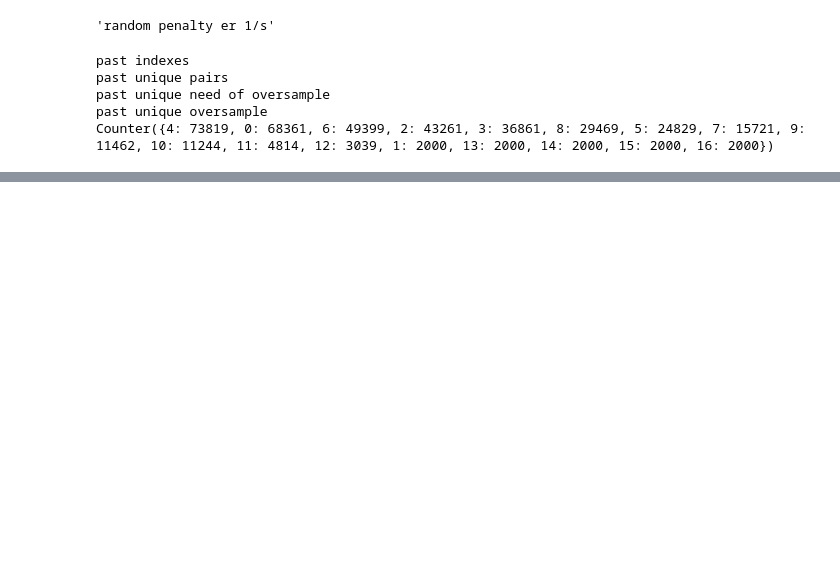
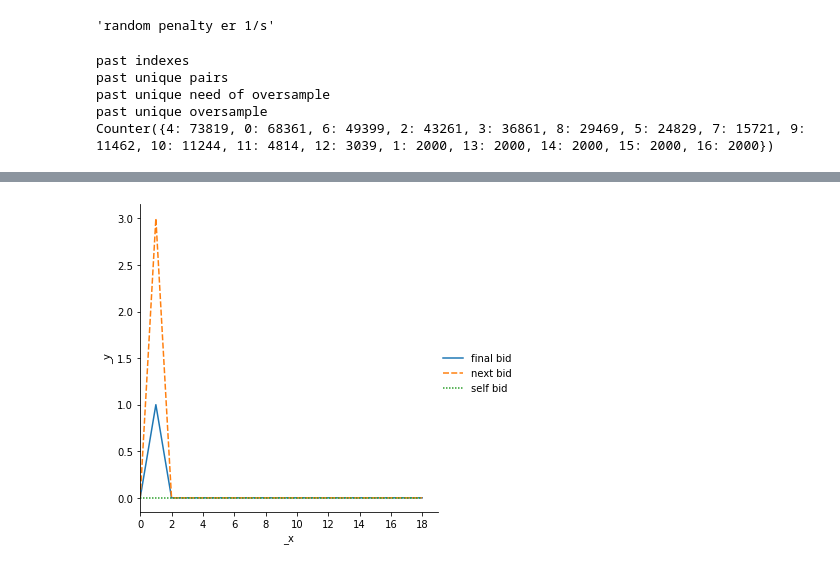
Before and after one commit to JoarVarpe/pet_for_sale, a Jupyter notebook: petting_examples/notebooks/minimalist_explore.ipynb, the cells around one changed output, grey strips where cells are left out. Cells and saved outputs as stored; diff of their text form; code cells hidden in the pictures; blank space fills up the shorter version.

```diff
--- a/petting_examples/notebooks/minimalist_explore.ipynb
+++ b/petting_examples/notebooks/minimalist_explore.ipynb
@@ -212,0 +1145,5 @@ def get_name_of_feature_from_cum_4_rounds(feature_nr):
+# %%
+# g_ints4 = create_plots_from_single_example(best_models[-1][1], example4)
+pos_ints1 = create_plots_from_example_with_y(best_tms[-1][1], example1, best_tms[-1][1].predict(example1)[0])
+pos_ints2 = create_plots_from_example_with_y(best_tms[-1][1], example2, best_tms[-1][1].predict(example2)[0])
+pos_ints3 = create_plots_from_example_with_y(best_tms[-1][1], example3, best_tms[-1][1].predict(example3)[0])
@@ -212,0 +1168,3 @@ def get_name_of_feature_from_cum_4_rounds(feature_nr):
+# %%
+pos_ints4 = create_plots_from_example_with_y(best_tms[-3][1], example4, best_tms[-3][1].predict(example4)[0])
+create
@@ -212,0 +1233,88 @@ def get_name_of_feature_from_cum_4_rounds(feature_nr):
+# %%
+print(b1)
+sns.relplot(data=pd.DataFrame({k: v for k,v in pos_ints1["bids"].items()}), kind="line")
+plt.xlim(0, 19)
+plt.xticks(range(0, 20, 2))
+plt.show()
+print(b2)
+sns.relplot(data=pd.DataFrame({k: v for k,v in pos_ints2["bids"].items()}), kind="line")
+plt.xlim(0, 19)
+plt.xticks(range(0, 20, 2))
+plt.show()
+print(b4)
+# sns.relplot(data=pd.DataFrame({k: v for k,v in ex4_filtered_plot["bids"].items()}), kind="line")
+sns.relplot(data=pd.DataFrame({k: v for k,v in pos_ints4["bids"].items()}), kind="line")
+plt.xlim(0, 19)
+plt.xticks(range(0, 20, 2))
+plt.grid()
+plt.show()
+
+print(b1)
+sns.relplot(data=pd.DataFrame({k: v for k,v in pos_ints1["coins"].items()}), kind="line")
+plt.xlim(0, 19)
+plt.xticks(range(0, 19, 2))
+plt.show()
+print(b2)
+sns.relplot(data=pd.DataFrame({k: v for k,v in pos_ints2["coins"].items()}), kind="line")
+plt.xlim(0, 19)
+plt.xticks(range(0, 19, 2))
+plt.show()
+print(b4)
+sns.relplot(data=pd.DataFrame({k: v for k,v in pos_ints4["coins"].items()}), kind="line")
+plt.xlim(0, 19)
+plt.xticks(range(0, 19, 2))
+plt.grid()
+plt.show()
+
+print(b1)
+sns.relplot(data=pd.DataFrame({k: v for k,v in pos_ints1["cards"].items()}), kind="line")
+plt.xlim(0, 16)
+plt.xticks(range(0, 16, 2))
+plt.show()
+print(b2)
+sns.relplot(data=pd.DataFrame({k: v for k,v in pos_ints2["cards"].items()}), kind="line")
+plt.xlim(0, 16)
+plt.xticks(range(0, 16, 2))
+plt.show()
+print(b4)
+sns.relplot(data=pd.DataFrame({k: v for k,v in pos_ints4["cards"].items()}), kind="line")
+plt.xlim(0, 16)
+plt.xticks(range(0, 16, 2))
+plt.grid()
+plt.show()
+
+
+print(b1)
+sns.relplot(data=pd.DataFrame({k: v for k,v in pos_ints1["scores"].items() if "tot" in k}), kind="line")
+plt.xlim(0, 40)
+plt.xticks(range(0, 41, 2))
+plt.show()
+print(b2)
+sns.relplot(data=pd.DataFrame({k: v for k,v in pos_ints2["scores"].items() if "tot" in k}), kind="line")
+plt.xlim(0, 40)
+plt.xticks(range(0, 41, 2))
+plt.show()
+print(b4)
+sns.relplot(data=pd.DataFrame({k: v for k,v in pos_ints4["scores"].items() if "tot" in k}), kind="line")
+plt.xlim(0, 40)
+plt.xticks(range(0, 41, 2))
+plt.grid()
+plt.show()
+
+print(b1)
+sns.relplot(data=pd.DataFrame({k: v for k,v in pos_ints1["scores"].items() if "tot" not in k}), kind="line")
+plt.xlim(0, 40)
+plt.xticks(range(0, 41, 2))
+plt.show()
+print(b2)
+sns.relplot(data=pd.DataFrame({k: v for k,v in pos_ints2["scores"].items() if "tot" not in k}), kind="line")
+plt.xlim(0, 40)
+plt.xticks(range(0, 41, 2))
+plt.show()
+print(b4)
+sns.relplot(data=pd.DataFrame({k: v for k,v in ex4_filtered_plot["scores"].items() if "tot" not in k}), kind="line")
+plt.xlim(0, 40)
+plt.xticks(range(0, 41, 2))
+plt.grid()
+plt.show()
+# %% [output]
@@ -212,0 +1322 @@ def get_name_of_feature_from_cum_4_rounds(feature_nr):
+[figure, added]
```
Also changed, not shown: parts of 69 cells of this notebook, 6 other files.
